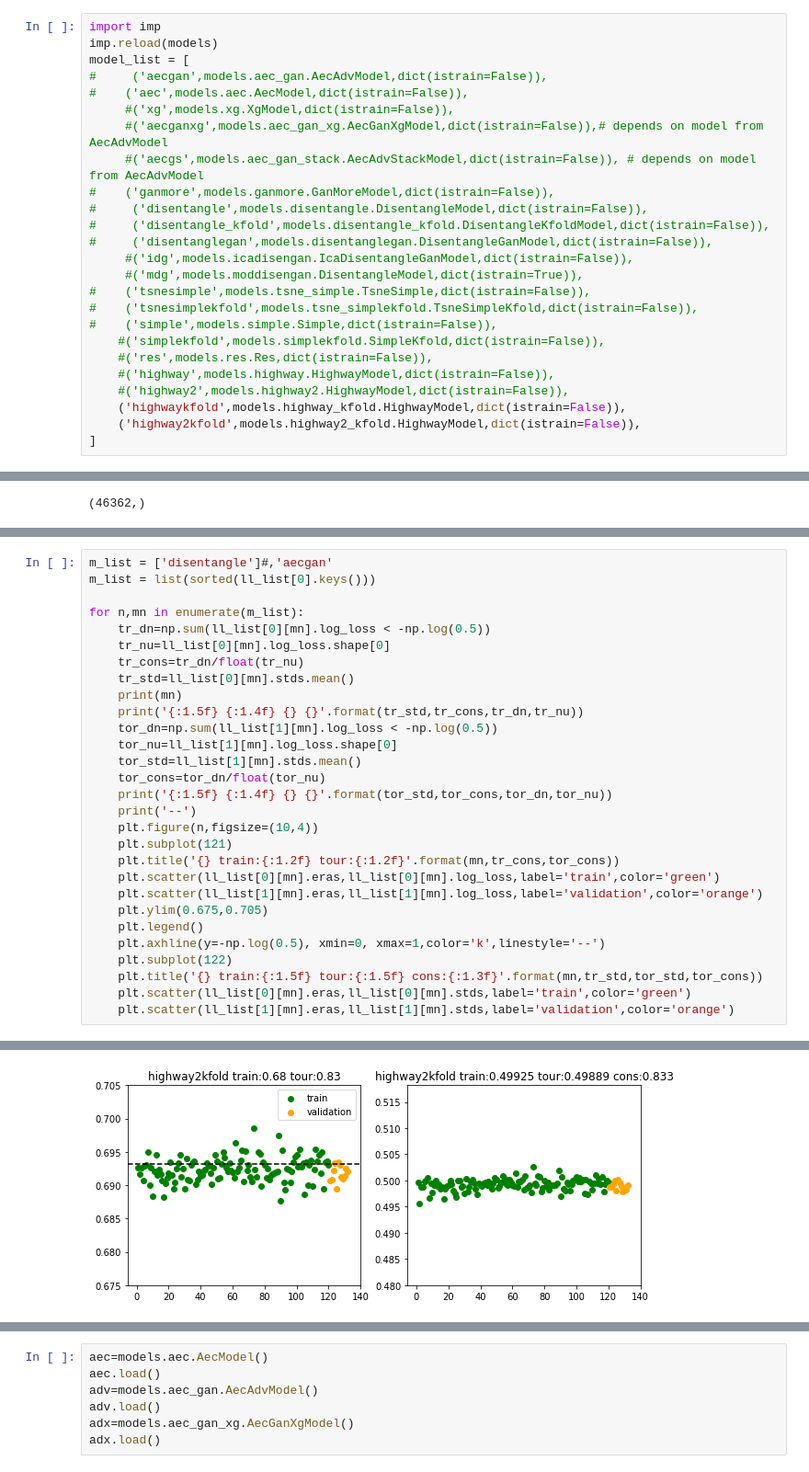
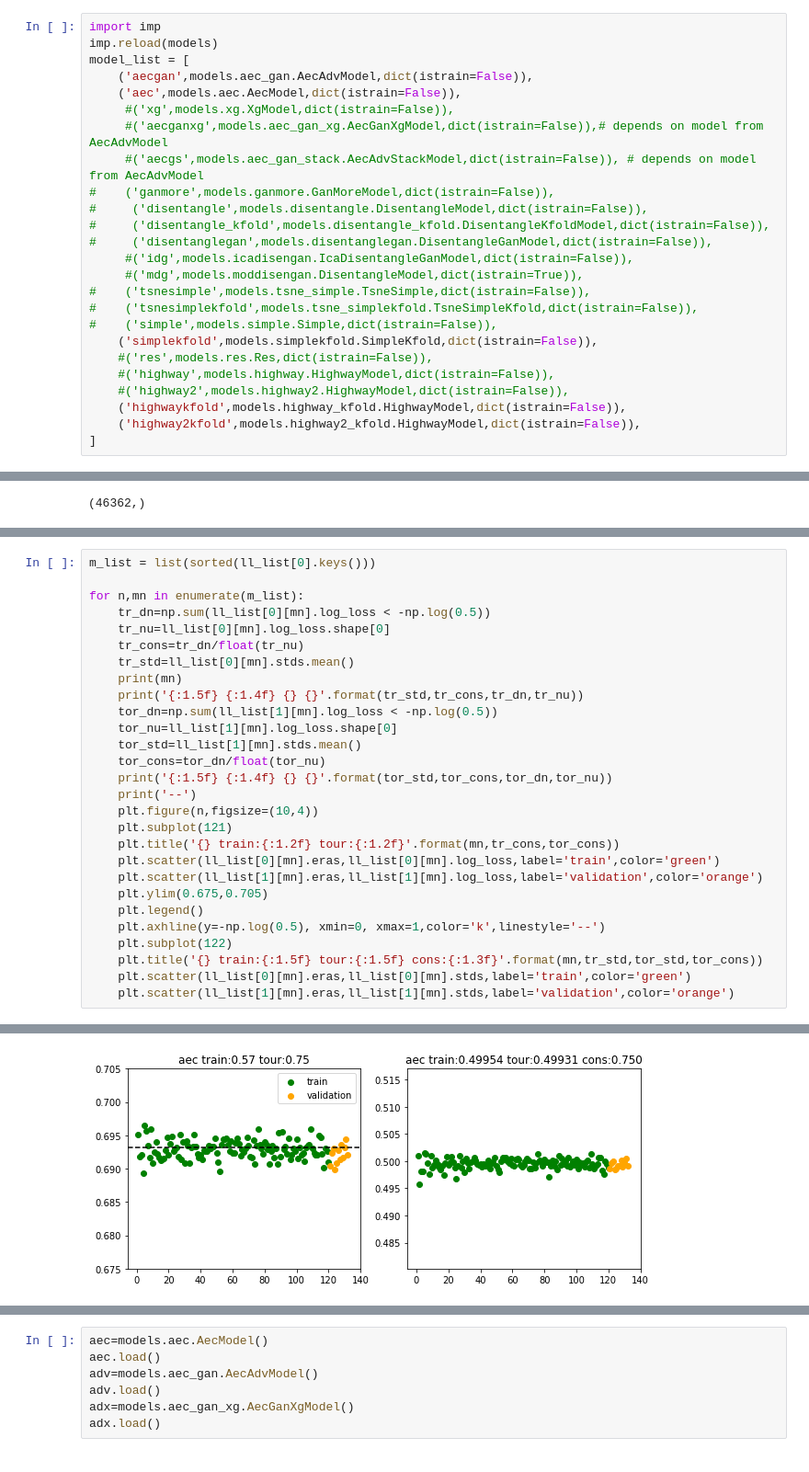
Before and after one commit to pangyuteng/yomamai, a Jupyter notebook: bin/consistency.ipynb, the cells around one changed output, grey strips where cells are left out. Shown: that part at 92% size. Drawn from its saved outputs; the diff is of its cells as text.

```diff
--- a/bin/consistency.ipynb
+++ b/bin/consistency.ipynb
@@ -52,8 +52,8 @@ X_train,y_train,X_val,y_val = get_data_era_balanced(data_files[-1]['trainpath'])
 import imp
 imp.reload(models)
 model_list = [
-#     ('aecgan',models.aec_gan.AecAdvModel,dict(istrain=False)),
-#    ('aec',models.aec.AecModel,dict(istrain=False)),
+    ('aecgan',models.aec_gan.AecAdvModel,dict(istrain=False)),
+    ('aec',models.aec.AecModel,dict(istrain=False)),
      #('xg',models.xg.XgModel,dict(istrain=False)),
      #('aecganxg',models.aec_gan_xg.AecGanXgModel,dict(istrain=False)),# depends on model from AecAdvModel
      #('aecgs',models.aec_gan_stack.AecAdvStackModel,dict(istrain=False)), # depends on model from AecAdvModel
@@ -66,7 +66,7 @@ model_list = [
 #    ('tsnesimple',models.tsne_simple.TsneSimple,dict(istrain=False)),
 #    ('tsnesimplekfold',models.tsne_simplekfold.TsneSimpleKfold,dict(istrain=False)),
 #    ('simple',models.simple.Simple,dict(istrain=False)),
-    #('simplekfold',models.simplekfold.SimpleKfold,dict(istrain=False)),
+    ('simplekfold',models.simplekfold.SimpleKfold,dict(istrain=False)),
     #('res',models.res.Res,dict(istrain=False)),
     #('highway',models.highway.HighwayModel,dict(istrain=False)),
     #('highway2',models.highway2.HighwayModel,dict(istrain=False)),
@@ -197,5 +209,4 @@ highway2kfold 0.5241
 # %%
-m_list = ['disentangle']#,'aecgan'
 m_list = list(sorted(ll_list[0].keys()))
 
 for n,mn in enumerate(m_list):
@@ -239 +255 @@ opt
-[figure, old version]
+[figure, new version]
```
Also changed, not shown: parts of 5 cells of this notebook, 3 other files.
